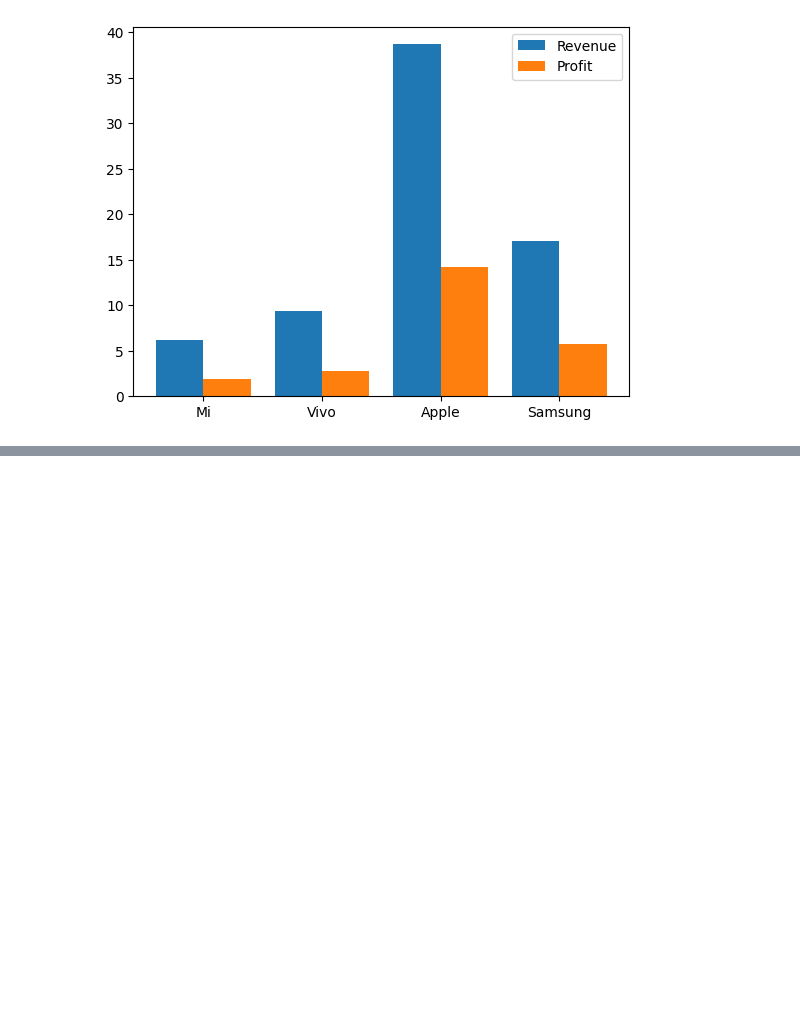
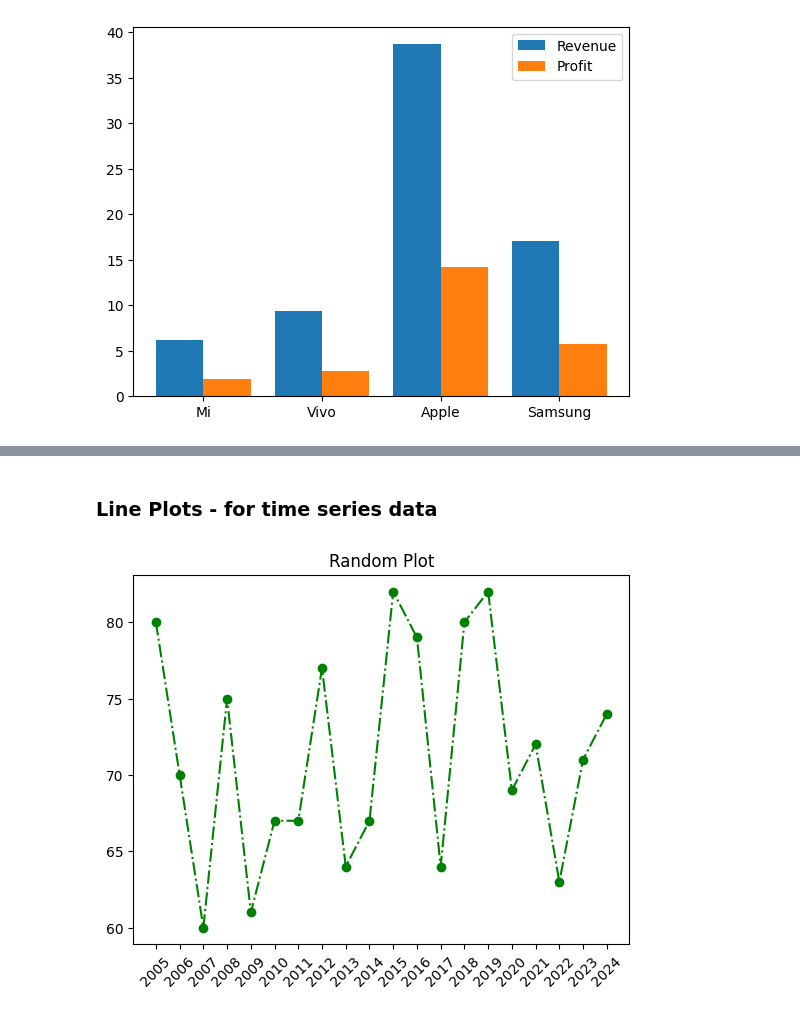
Before and after one commit to kamal-stark-dev/Learning, a Jupyter notebook: Python/Matplotlib/01.ipynb, the cells around one changed output, grey strips where cells are left out. Saved outputs shown, nothing was run; the diff lists cells and outputs as text; code cells hidden in the pictures; blank space fills up the shorter version.

```diff
--- a/Python/Matplotlib/01.ipynb
+++ b/Python/Matplotlib/01.ipynb
@@ -114,0 +112,18 @@ plt.show()
+# %% [markdown]
+### Line Plots - for time series data
+# %%
+years = [2005 + y for y in range(20)]
+weights = [np.random.randint(60, 85) for _ in range(20)]
+
+plt.plot(years, weights, "go-.") # "go-." => color="green", marker="o", linestyle="dashdot"
+
+plt.xticks(years, rotation=45)
+# plt.grid()
+
+plt.title("Random Plot")
+
+plt.savefig("./figures/Line-Plot-Random.png")
+
+plt.show()
+# %% [output]
+[figure, added]
```
Also changed, not shown: parts of 17 cells of this notebook, 8 other files.
